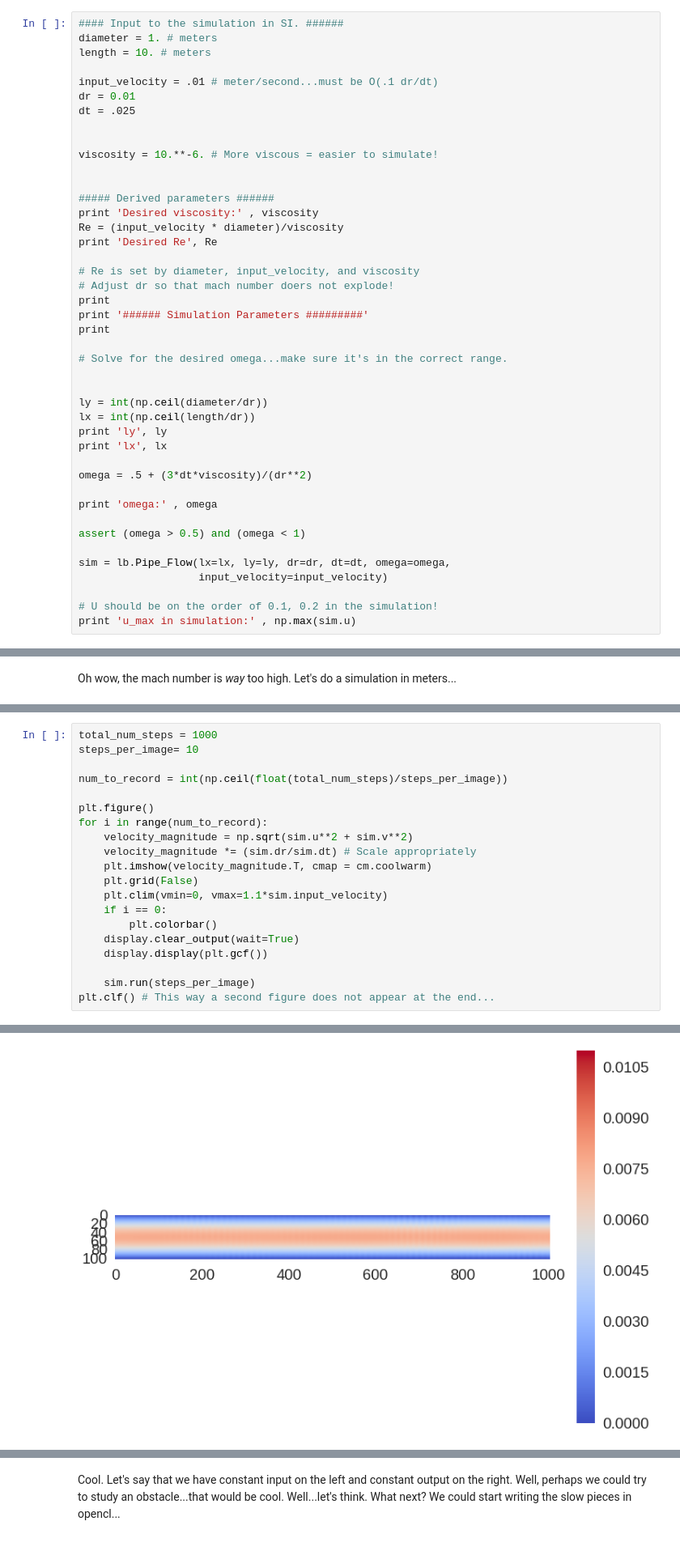
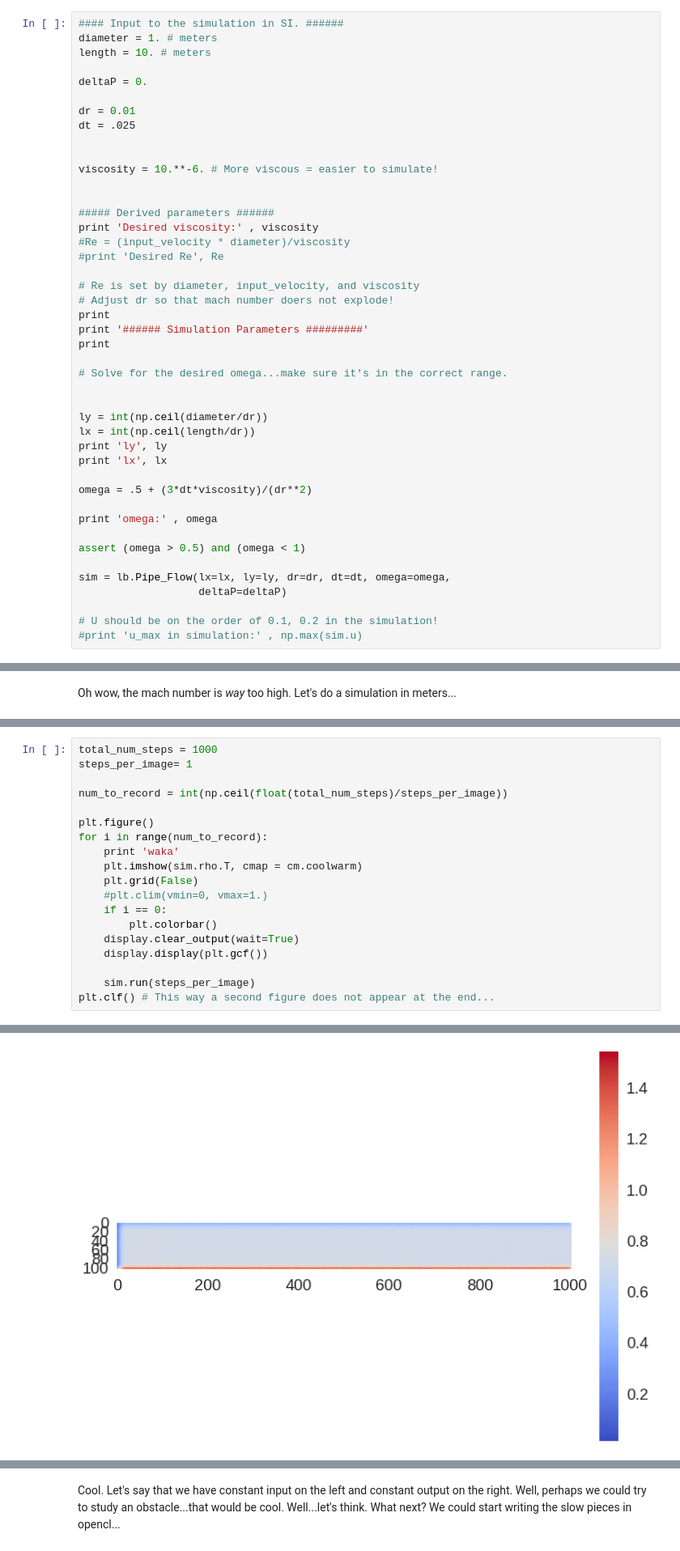
Before and after one commit to latticeboltzmann/2d-lb, a Jupyter notebook: testing/visualizing_pipe_flow_04.ipynb, the cells around one changed output, grey strips where cells are left out. Shown at 81% size. Drawn from its saved outputs; the diff is of its cells as text.

```diff
--- a/testing/visualizing_pipe_flow_04.ipynb
+++ b/testing/visualizing_pipe_flow_04.ipynb
@@ -22,7 +22,8 @@ It's probably easier to specify dt and dr and the dimensions. Then get everythin
 diameter = 1. # meters
 length = 10. # meters
 
-input_velocity = .01 # meter/second...must be O(.1 dr/dt)
+deltaP = 0.
+
 dr = 0.01
 dt = .025
 
@@ -32,8 +33,8 @@ viscosity = 10.**-6. # More viscous = easier to simulate!
 
 ##### Derived parameters ######
 print 'Desired viscosity:' , viscosity
-Re = (input_velocity * diameter)/viscosity
-print 'Desired Re', Re
+#Re = (input_velocity * diameter)/viscosity
+#print 'Desired Re', Re
 
 # Re is set by diameter, input_velocity, and viscosity
 # Adjust dr so that mach number doers not explode!
@@ -56,9 +57,9 @@ print 'omega:' , omega
 assert (omega > 0.5) and (omega < 1)
 
 sim = lb.Pipe_Flow(lx=lx, ly=ly, dr=dr, dt=dt, omega=omega,
-                   input_velocity=input_velocity)
+                   deltaP=deltaP)
 
 # U should be on the order of 0.1, 0.2 in the simulation!
-print 'u_max in simulation:' , np.max(sim.u)
+#print 'u_max in simulation:' , np.max(sim.u)
 # %% [output]
 Desired viscosity: 1e-06
@@ -78,16 +84,15 @@ Oh wow, the mach number is *way* too high. Let's do a simulation in meters...
 # %%
 total_num_steps = 1000
-steps_per_image= 10
+steps_per_image= 1
 
 num_to_record = int(np.ceil(float(total_num_steps)/steps_per_image))
 
 plt.figure()
 for i in range(num_to_record):
-    velocity_magnitude = np.sqrt(sim.u**2 + sim.v**2)
-    velocity_magnitude *= (sim.dr/sim.dt) # Scale appropriately
-    plt.imshow(velocity_magnitude.T, cmap = cm.coolwarm)
+    print 'waka'
+    plt.imshow(sim.rho.T, cmap = cm.coolwarm)
     plt.grid(False)
-    plt.clim(vmin=0, vmax=1.1*sim.input_velocity)
+    #plt.clim(vmin=0, vmax=1.)
     if i == 0:
         plt.colorbar()
     display.clear_output(wait=True)
@@ -99 +105 @@ plt.clf() # This way a second figure does not appear at the end...
-[figure, old version]
+[figure, new version]
```
Also changed, not shown: parts of 3 cells of this notebook, 1 other file.
